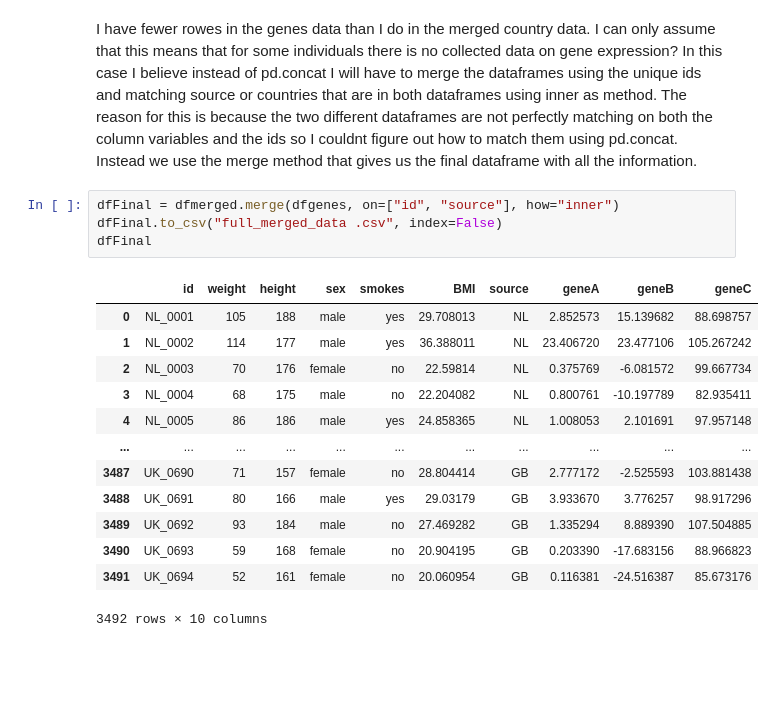
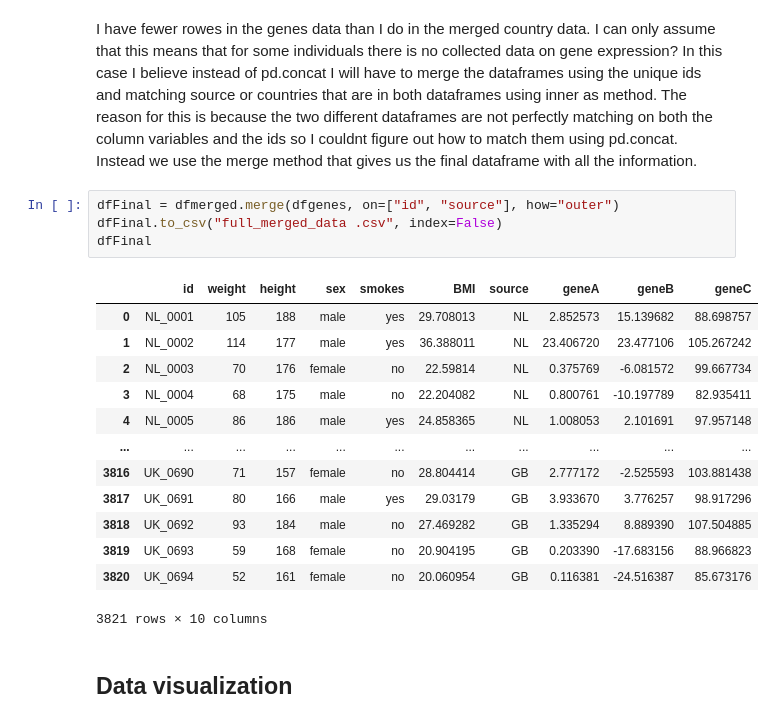
Before and after one commit to AladinAmeziane/EfDS_assignments, a Jupyter notebook: Assignment_C/out/Assignment_C_Report.ipynb, the cells around one changed output. Drawn from its saved outputs; the diff is of its cells as text; blank space fills up the shorter version.

Commit message:
Changed merge from inner to outer in final dataframe

```diff
--- a/Assignment_C/out/Assignment_C_Report.ipynb
+++ b/Assignment_C/out/Assignment_C_Report.ipynb
@@ -225,20 +225,22 @@ dfgenes
 # %% [markdown]
 I have fewer rowes in the genes data than I do in the merged country data. I can only assume that this means that for some individuals there is no collected data on gene expression? In this case I believe instead of pd.concat I will have to merge the dataframes using the unique ids and matching source or countries that are in both dataframes using inner as method. The reason for this is because the two different dataframes are not perfectly matching on both the column variables and the ids so I couldnt figure out how to match them using pd.concat. Instead we use the merge method that gives us the final dataframe with all the information.
 # %%
-dfFinal = dfmerged.merge(dfgenes, on=["id", "source"], how="inner")
+dfFinal = dfmerged.merge(dfgenes, on=["id", "source"], how="outer")
 dfFinal.to_csv("full_merged_data .csv", index=False)
 dfFinal
 # %% [output]
 |  | id | weight | height | sex | smokes | BMI | source | geneA | geneB | geneC |
 | 0 | NL_0001 | 105 | 188 | male | yes | 29.708013 | NL | 2.852573 | 15.139682 | 88.698757 |
 | 1 | NL_0002 | 114 | 177 | male | yes | 36.388011 | NL | 23.406720 | 23.477106 | 105.267242 |
 | 2 | NL_0003 | 70 | 176 | female | no | 22.59814 | NL | 0.375769 | -6.081572 | 99.667734 |
 | 3 | NL_0004 | 68 | 175 | male | no | 22.204082 | NL | 0.800761 | -10.197789 | 82.935411 |
 | 4 | NL_0005 | 86 | 186 | male | yes | 24.858365 | NL | 1.008053 | 2.101691 | 97.957148 |
 | ... | ... | ... | ... | ... | ... | ... | ... | ... | ... | ... |
-| 3487 | UK_0690 | 71 | 157 | female | no | 28.804414 | GB | 2.777172 | -2.525593 | 103.881438 |
-| 3488 | UK_0691 | 80 | 166 | male | yes | 29.03179 | GB | 3.933670 | 3.776257 | 98.917296 |
-| 3489 | UK_0692 | 93 | 184 | male | no | 27.469282 | GB | 1.335294 | 8.889390 | 107.504885 |
-| 3490 | UK_0693 | 59 | 168 | female | no | 20.904195 | GB | 0.203390 | -17.683156 | 88.966823 |
-| 3491 | UK_0694 | 52 | 161 | female | no | 20.060954 | GB | 0.116381 | -24.516387 | 85.673176 |
+| 3816 | UK_0690 | 71 | 157 | female | no | 28.804414 | GB | 2.777172 | -2.525593 | 103.881438 |
+| 3817 | UK_0691 | 80 | 166 | male | yes | 29.03179 | GB | 3.933670 | 3.776257 | 98.917296 |
+| 3818 | UK_0692 | 93 | 184 | male | no | 27.469282 | GB | 1.335294 | 8.889390 | 107.504885 |
+| 3819 | UK_0693 | 59 | 168 | female | no | 20.904195 | GB | 0.203390 | -17.683156 | 88.966823 |
+| 3820 | UK_0694 | 52 | 161 | female | no | 20.060954 | GB | 0.116381 | -24.516387 | 85.673176 |
-3492 rows × 10 columns
+3821 rows × 10 columns
+# %% [markdown]
+## Data visualization
```
Also changed, not shown: 1 other file.
